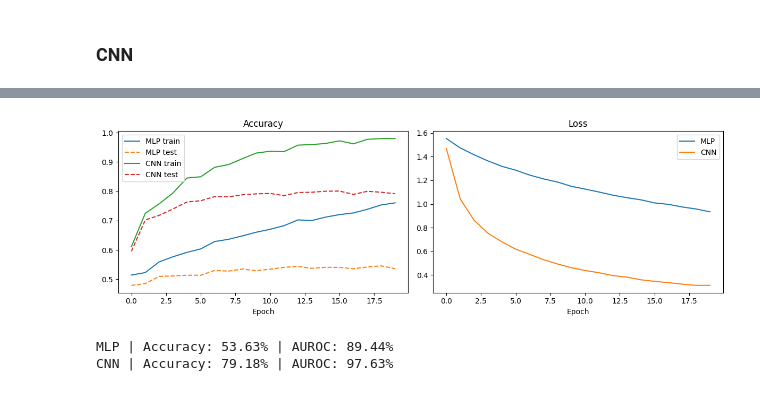
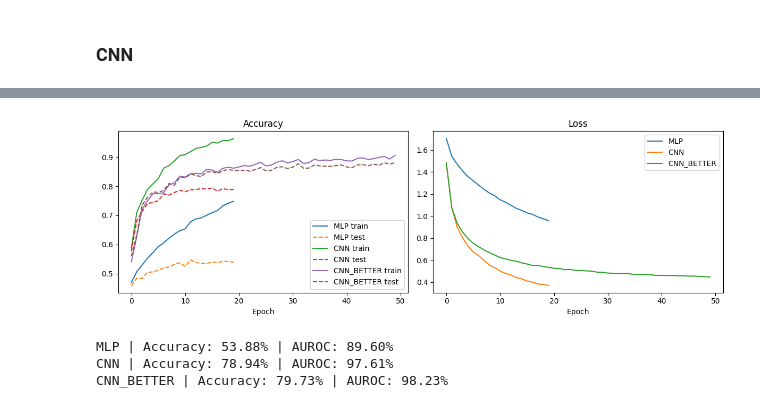
Before and after one commit to JanKaczmarski/ai_safety, a Jupyter notebook: lab1/sol.ipynb, the cells around one changed output, grey strips where cells are left out. Drawn from its saved outputs; the diff is of its cells as text; code cells hidden in the pictures.

Commit message:
use bigger cnn on augemented data - less biass as outcome

```diff
--- a/lab1/sol.ipynb
+++ b/lab1/sol.ipynb
@@ -50,3 +78,25 @@ testloader = DataLoader(testset, batch_size=64, shuffle=False)
+# %%
+transform_train_aug = transforms.Compose([
+    transforms.RandomHorizontalFlip(),
+    transforms.RandomCrop(32, padding=4),
+    transforms.ColorJitter(brightness=0.2, contrast=0.2),
+    transforms.ToTensor(),
+    transforms.Normalize(mean.tolist(), std.tolist())
+])
+
+# testset bez augmentacji
+transform_test_aug = transforms.Compose([
+    transforms.ToTensor(),
+    transforms.Normalize(mean.tolist(), std.tolist())
+])
+
+trainset_aug = torchvision.datasets.CIFAR10(root="./data", train=True,
+                                            download=False, transform=transform_train_aug)
+testset_aug  = torchvision.datasets.CIFAR10(root="./data", train=False,
+                                            download=False, transform=transform_test_aug)
+
+trainloader_aug = DataLoader(trainset_aug, batch_size=64, shuffle=True)
+testloader_aug  = DataLoader(testset_aug,  batch_size=64, shuffle=False)
 # %% [markdown]
 ## MODEL I TRENING
 # %%
@@ -179,9 +314,10 @@ def train(model, optimizer, loss_fn, num_epochs=20):
 # %%
+# without scheduler
 results = {}
 for config in configs:
     print(f"\n=== {config['name']} ===")
-    model = config["model"]
-    optimizer = torch.optim.Adam(model.parameters(), lr=config["lr"])
-    results[config["name"]] = train(model, optimizer, config["loss_fn"])
+    g_model = config["model"]
+    optimizer = torch.optim.Adam(g_model.parameters(), lr=config["lr"])
+    results[config["name"]] = train(g_model, optimizer, config["loss_fn"])
 # %% [output]
 === MLP ===
@@ -203,0 +340,10 @@ Epoch 20 loss: 0.3142 | train acc: 98.00% | test acc: 79.18%
+# %%
+# with scheduler
+model_better = CnnBetter().to(device)
+optimizer_b  = torch.optim.Adam(model_better.parameters(), lr=1e-3, weight_decay=1e-4)
+scheduler_b  = torch.optim.lr_scheduler.ReduceLROnPlateau(optimizer_b, patience=3)
+loss_fn_b    = nn.CrossEntropyLoss()
+
+results["CNN_BETTER"] = train_with_scheduler(
+    model_better, optimizer_b, scheduler_b, loss_fn_b, num_epochs=50
+)
@@ -204,23 +368,23 @@ Epoch 20 loss: 0.3142 | train acc: 98.00% | test acc: 79.18%
 # %%
-for name, (train_accs, test_accs, losses, model) in results.items():
-    torch.save(model.state_dict(), f"{name}_cifar10.pth")
+for name, (train_accs, test_accs, losses, g_model) in results.items():
+    torch.save(g_model.state_dict(), f"{name}_cifar10.pth")
 # %%
 fig, (ax1, ax2) = plt.subplots(1, 2, figsize=(12, 4))
-for name, (train_accs, test_accs, losses, model) in results.items():
+for name, (train_accs, test_accs, losses, g_model) in results.items():
     ax1.plot(train_accs, label=f'{name} train')
     ax1.plot(test_accs, label=f'{name} test', linestyle='--')
     ax2.plot(losses, label=name)
 
 ax1.set_title('Accuracy')
 ax1.set_xlabel('Epoch')
 ax1.legend()
 ax2.set_title('Loss')
 ax2.set_xlabel('Epoch')
 ax2.legend()
 plt.tight_layout()
 plt.show()
 # %% [output]
-[figure, old version]
+[figure, new version]
 # %%
 def evaluate_full(model, loader):
     model.eval()
@@ -242,11 +406,12 @@ def evaluate_full(model, loader):
         np.concatenate(all_labels)
     )
 
-for name, (train_accs, test_accs, losses, model) in results.items():
-    y_probs, y_preds, y_true = evaluate_full(model, testloader)
+for name, (train_accs, test_accs, losses, g_model) in results.items():
+    y_probs, y_preds, y_true = evaluate_full(g_model, testloader)
     acc = accuracy_score(y_true, y_preds)
     auroc = roc_auc_score(y_true, y_probs, multi_class='ovr')
     print(f"{name} | Accuracy: {acc:.2%} | AUROC: {auroc:.2%}")
 # %% [output]
-MLP | Accuracy: 53.63% | AUROC: 89.44%
-CNN | Accuracy: 79.18% | AUROC: 97.63%
+MLP | Accuracy: 53.88% | AUROC: 89.60%
+CNN | Accuracy: 78.94% | AUROC: 97.61%
+CNN_BETTER | Accuracy: 79.73% | AUROC: 98.23%
```
Also changed, not shown: parts of 9 cells of this notebook.
